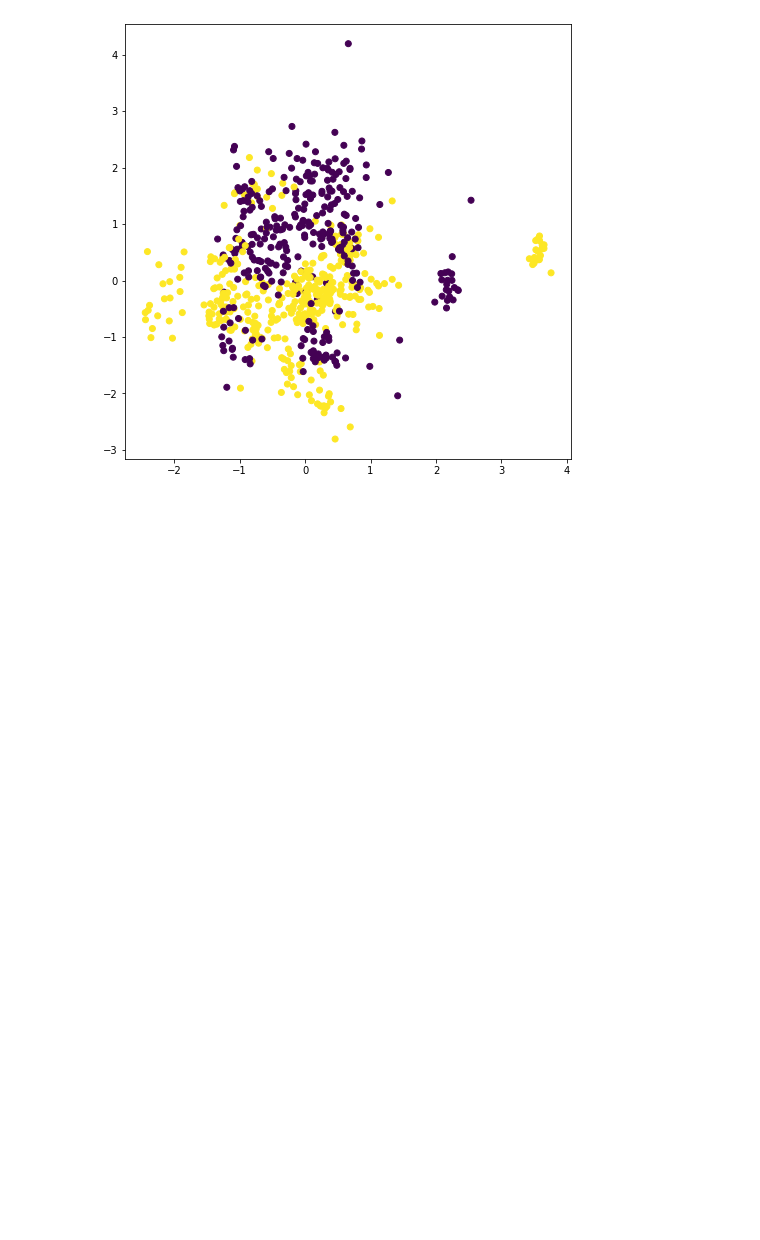
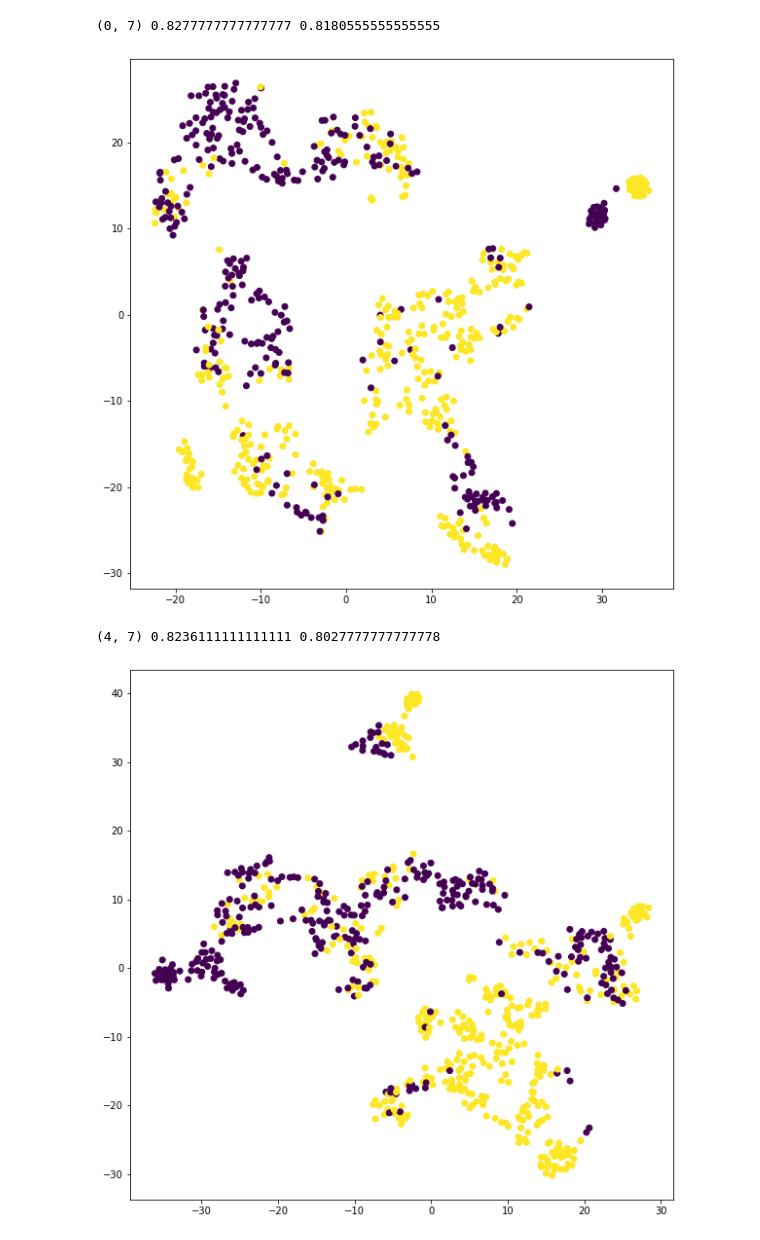
Before and after one commit to akraradets/EEG_ChronicStress, a Jupyter notebook: 2-ChronicStress/8_1-feature_important.ipynb, the cells around one changed output. Drawn from its saved outputs; the diff is of its cells as text; code cells hidden in the pictures; blank space fills up the shorter version.

```diff
--- a/2-ChronicStress/8_1-feature_important.ipynb
+++ b/2-ChronicStress/8_1-feature_important.ipynb
@@ -5,7 +5,7 @@ import seaborn as sn
 import matplotlib.pyplot as plt
 from itertools import combinations
 from tqdm.notebook import tqdm
-
+from sklearn.manifold import TSNE
 
 def getXY(csv, features=None, do_print=True):
     df = csv.copy()
@@ -52,11 +52,14 @@ def cal(p_id,head, comb_list):
     accs = []
     cvs = []
     combs = []
+    X_embeddeds = []
     for index, comb in enumerate(comb_list):
-        if(index % 400 == 0): print(f"\t{p_id} {index}/{len(comb_list)}")
+        if(index % 1 == 0): print(f"\t{p_id} {index}/{len(comb_list)}")
         X,y = getXY(csv.copy(),features=head[list(comb)] , do_print=False)
+        X_embedded = TSNE(n_components=2, learning_rate='auto', init='random').fit_transform(X)
         model_all, acc, cross = train_model(X,y, do_print=False)
         accs.append(acc)
         cvs.append(cross.mean())
         combs.append(comb)
-    return combs,accs,cvs
+        X_embeddeds.append(X_embedded)
+    return combs,accs,cvs,X_embeddeds
@@ -110,5 +147 @@ finally:
 ========= close ========
-# %%
-for index in range(len(combs)):
-    if(accs[index] > 0.8):
-        print(combs[index], accs[index], cvs[index])
@@ -120,0 +154,11 @@ for index in range(len(combs)):
+# %%
+_,y = getXY(csv.copy(), do_print=False)
+for index in range(len(combs)):
+    comb = combs[index]
+    acc = accs[index]
+    cv = cvs[index]
+    embed = embeds[index]
+
+    print(f"{comb} {acc} {cv}")
+    plt.scatter(embed[:,0], embed[:,1], c=y)
+    plt.show()
@@ -121,7 +179,17 @@ for index in range(len(combs)):
 # %%
-X,y = getXY(csv.copy(), do_print=False)
-fig, ax = plt.subplots(figsize=(8,8))
-ax.scatter(X[:,0], X[:,7], c=y )
-plt.show()
+_,y = getXY(csv.copy(), do_print=False)
+for index in range(len(combs)):
+    comb = combs[index]
+    acc = accs[index]
+    cv = cvs[index]
+    embed = embeds[index]
+    if(acc < 0.8 ): continue
+    print(f"{comb} {acc} {cv}")
+    fig,ax = plt.subplots(figsize = (10,10))
+    ax.scatter(embed[:,0], embed[:,1], c=y)
+    plt.show()
 # %% [output]
+(0, 7) 0.8277777777777777 0.8180555555555555
-[figure, old version]
+[figure, new version]
+(4, 7) 0.8236111111111111 0.8027777777777778
+[figure, added]
```
Also changed, not shown: parts of 9 cells of this notebook.
